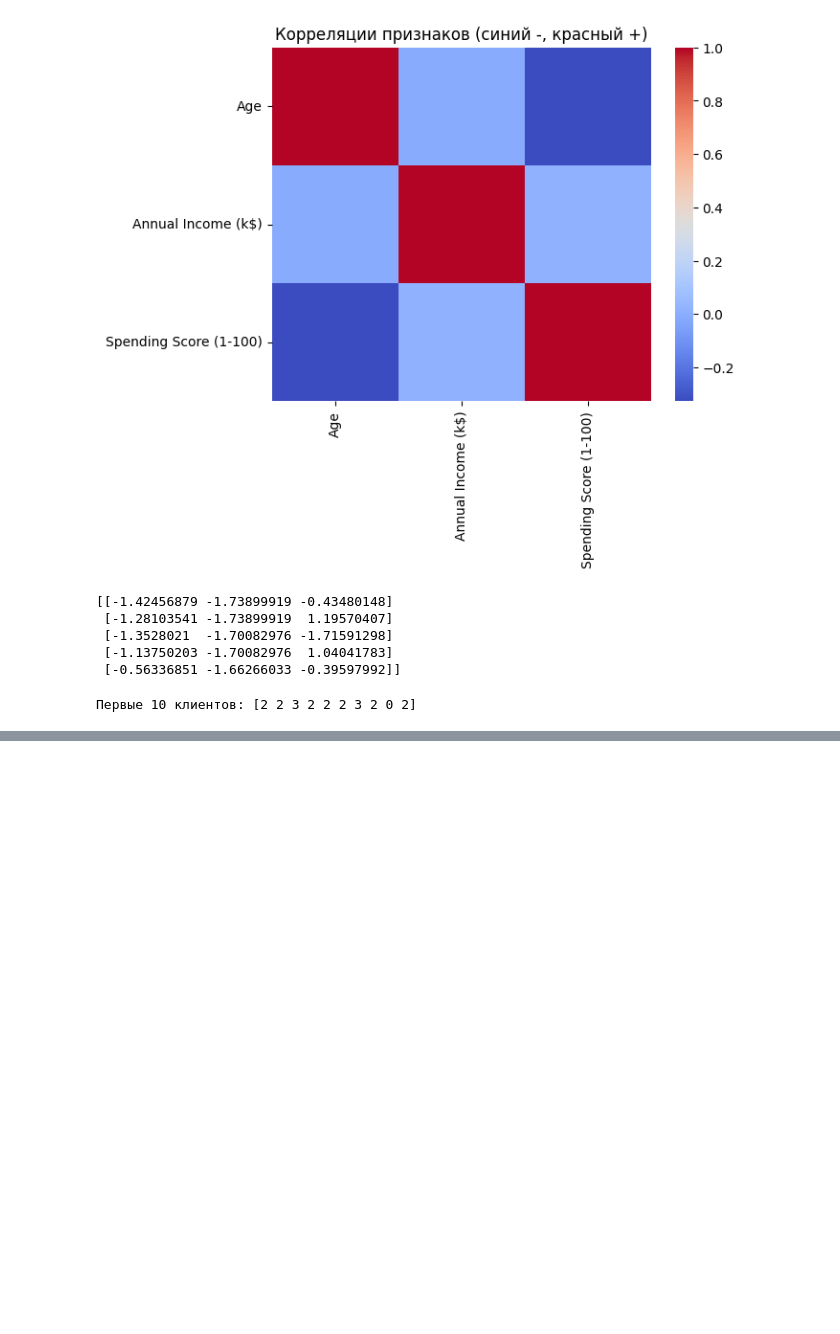
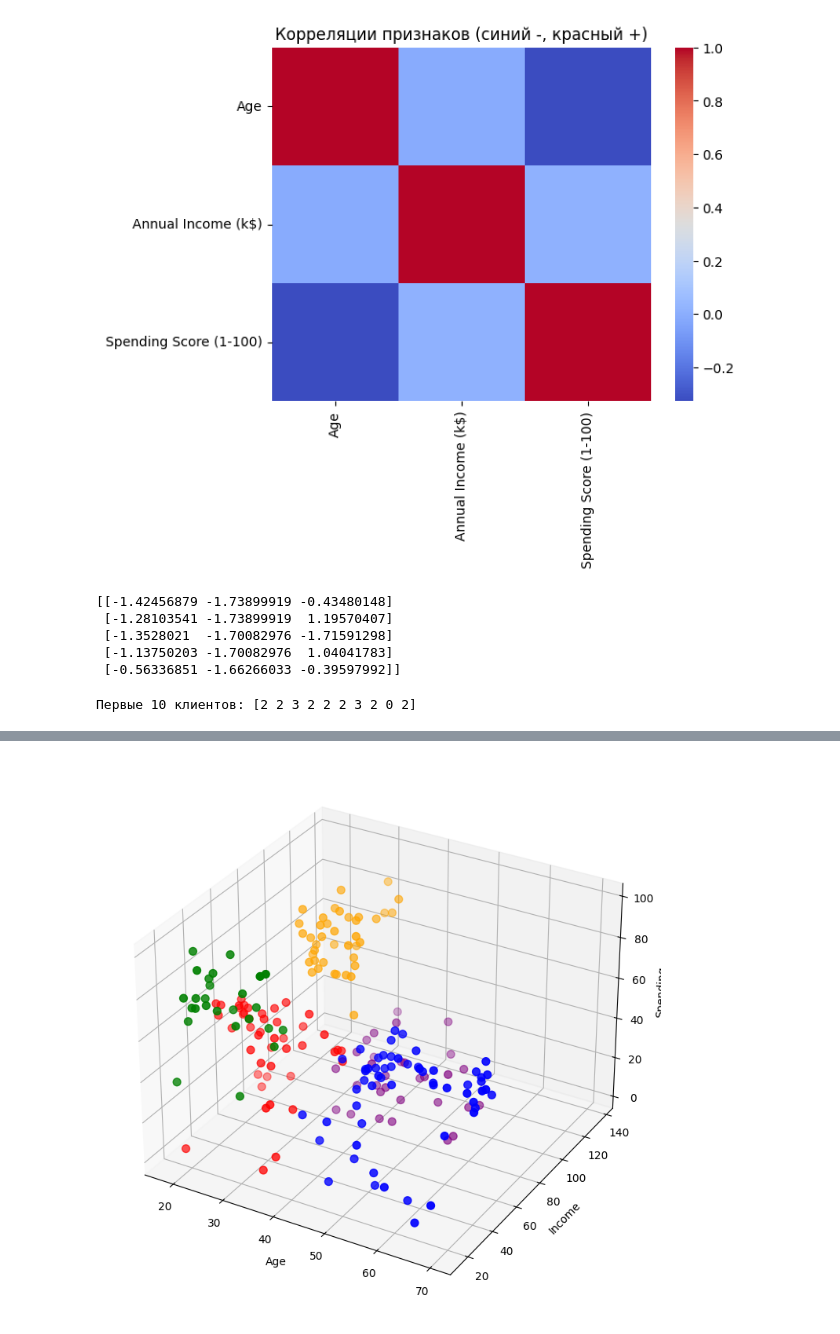
Before and after one commit to tdeyneko300/customer-clustering-dashboard, a Jupyter notebook: EDA.ipynb, the cells around one changed output, grey strips where cells are left out. Saved outputs shown, nothing was run; the diff lists cells and outputs as text; code cells hidden in the pictures; blank space fills up the shorter version.

```diff
--- a/EDA.ipynb
+++ b/EDA.ipynb
@@ -68,0 +98,22 @@ df['Clusters'] = clusters
+# %%
+from mpl_toolkits.mplot3d import Axes3D
+
+fig = plt.figure(figsize=(12,9))
+ax = fig.add_subplot(111, projection='3d')
+
+color_map =  {0: 'blue',
+             1: 'orange',
+             2: 'green',
+             3: 'red',
+             4: 'purple'}
+
+colors = [color_map[cluster] for cluster in df['Clusters']]
+
+scatter = ax.scatter(df['Age'], df['Annual Income (k$)'], df['Spending Score (1-100)'], c = colors, s = 50)
+ax.set_xlabel('Age')
+ax.set_ylabel('Income')
+ax.set_zlabel('Spending')
+
+plt.show()
+# %% [output]
+[figure, added]
```
Also changed, not shown: parts of 5 cells of this notebook.
